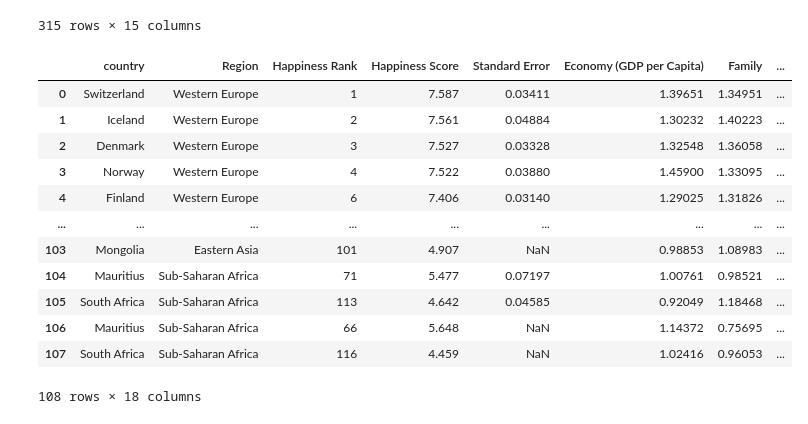
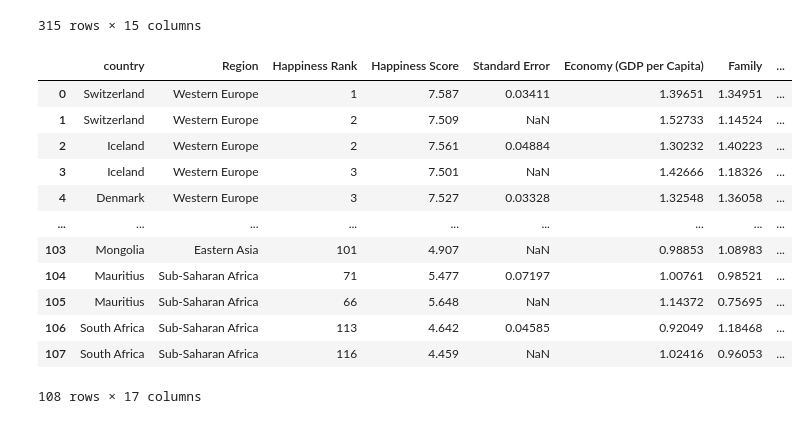
Before and after one commit to lake-walker/ETL-project, a Jupyter notebook: data_cleaning.ipynb, the cells around one changed output. Cells and saved outputs as stored; diff of their text form; code cells hidden in the pictures.

```diff
--- a/data_cleaning.ipynb
+++ b/data_cleaning.ipynb
@@ -351,34 +387,34 @@ happy_data
 # %%
 # Add in the newly generated keys
 # Start with country ids
 new_happy_data = pd.merge(happy_data, clean_country, on='country')
 
 # Add in year ids
-new_happy_data = pd.merge(new_happy_data, clean_years, on='year')
+# new_happy_data = pd.merge(new_happy_data, clean_years, on='year')
 
 # Add in sex ids
 # new_happy_data = pd.merge(new_happy_data, clean_sex, on='sex')
 
 # Add in age ids
 # new_sui_data = pd.merge(new_sui_data, clean_age, on='age')
 
 # Add in region ids - no regions in s
 new_happy_data = pd.merge(new_happy_data, clean_region, on='Region')
 
 # Add in generation ids
 # new_sui_data = pd.merge(new_sui_data, clean_generation, on='generation')
 new_happy_data
 # %% [output]
 |  | country | Region | Happiness Rank | Happiness Score | Standard Error | Economy (GDP per Capita) | Family | ... |
 | 0 | Switzerland | Western Europe | 1 | 7.587 | 0.03411 | 1.39651 | 1.34951 | ... |
-| 1 | Iceland | Western Europe | 2 | 7.561 | 0.04884 | 1.30232 | 1.40223 | ... |
-| 2 | Denmark | Western Europe | 3 | 7.527 | 0.03328 | 1.32548 | 1.36058 | ... |
-| 3 | Norway | Western Europe | 4 | 7.522 | 0.03880 | 1.45900 | 1.33095 | ... |
-| 4 | Finland | Western Europe | 6 | 7.406 | 0.03140 | 1.29025 | 1.31826 | ... |
+| 1 | Switzerland | Western Europe | 2 | 7.509 | NaN | 1.52733 | 1.14524 | ... |
+| 2 | Iceland | Western Europe | 2 | 7.561 | 0.04884 | 1.30232 | 1.40223 | ... |
+| 3 | Iceland | Western Europe | 3 | 7.501 | NaN | 1.42666 | 1.18326 | ... |
+| 4 | Denmark | Western Europe | 3 | 7.527 | 0.03328 | 1.32548 | 1.36058 | ... |
 | ... | ... | ... | ... | ... | ... | ... | ... | ... |
 | 103 | Mongolia | Eastern Asia | 101 | 4.907 | NaN | 0.98853 | 1.08983 | ... |
 | 104 | Mauritius | Sub-Saharan Africa | 71 | 5.477 | 0.07197 | 1.00761 | 0.98521 | ... |
-| 105 | South Africa | Sub-Saharan Africa | 113 | 4.642 | 0.04585 | 0.92049 | 1.18468 | ... |
-| 106 | Mauritius | Sub-Saharan Africa | 66 | 5.648 | NaN | 1.14372 | 0.75695 | ... |
+| 105 | Mauritius | Sub-Saharan Africa | 66 | 5.648 | NaN | 1.14372 | 0.75695 | ... |
+| 106 | South Africa | Sub-Saharan Africa | 113 | 4.642 | 0.04585 | 0.92049 | 1.18468 | ... |
 | 107 | South Africa | Sub-Saharan Africa | 116 | 4.459 | NaN | 1.02416 | 0.96053 | ... |
-108 rows × 18 columns
+108 rows × 17 columns
```
Also changed, not shown: parts of 14 cells of this notebook, 10 other files.
